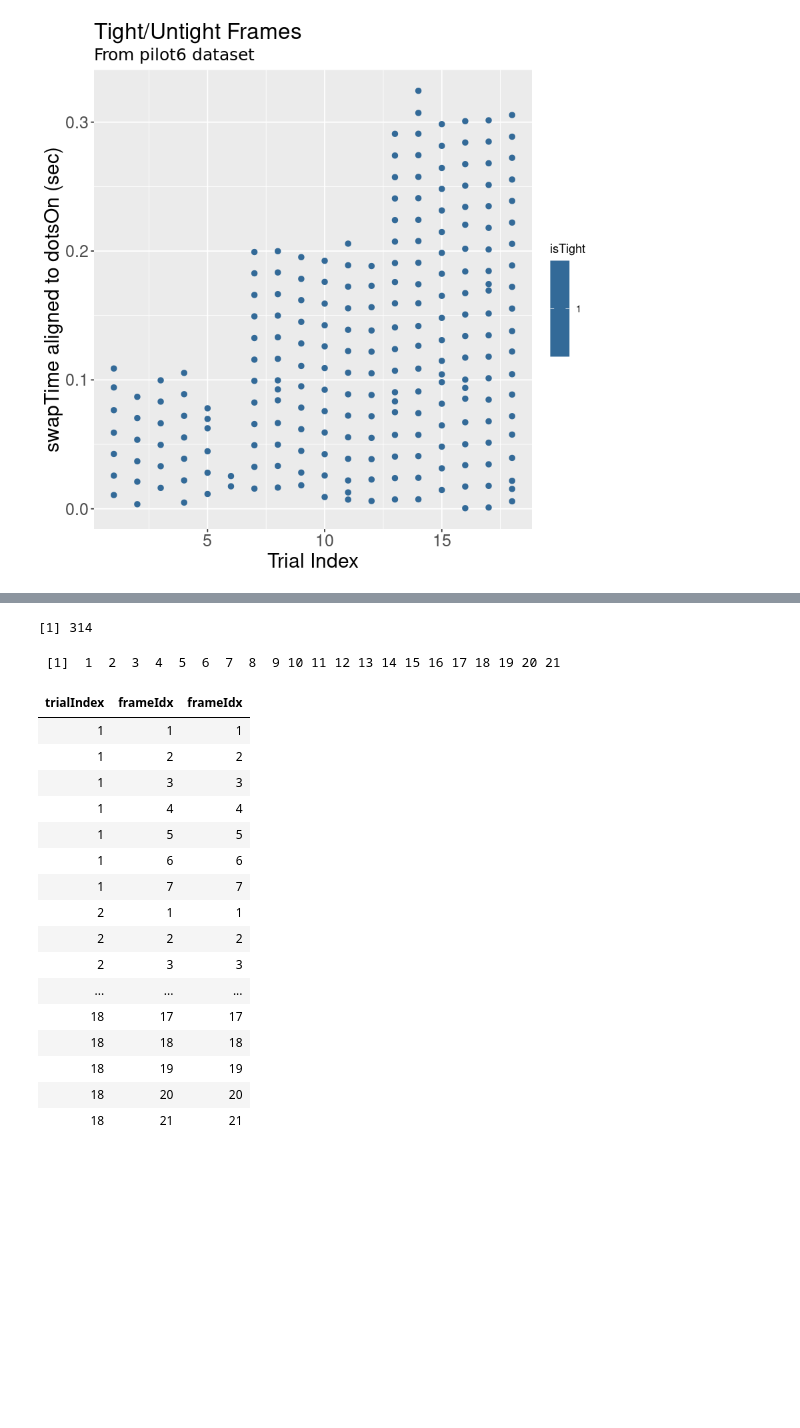
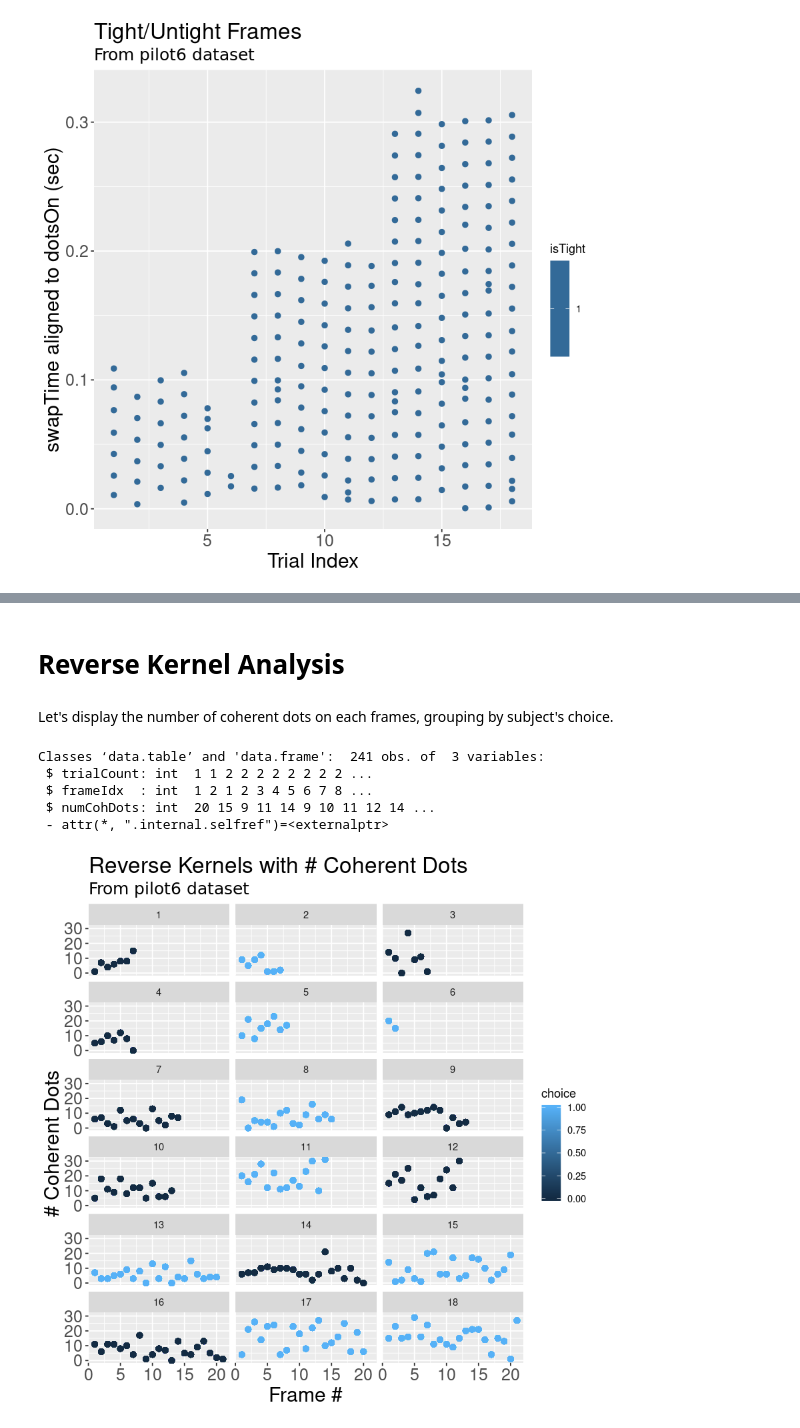
Before and after one commit to TheGoldLab/Analysis_SingleCP_DotsReversal, a Jupyter notebook: Python_scripts/pilot6.ipynb, the cells around one changed output, grey strips where cells are left out. Cells and saved outputs as stored; diff of their text form; code cells hidden in the pictures; blank space fills up the shorter version.

Commit message:
compute number of coherent dots per frame

```diff
--- a/Python_scripts/pilot6.ipynb
+++ b/Python_scripts/pilot6.ipynb
@@ -36,7 +36,7 @@ names(tb) <- c(TRIALS, FRAMES, DOTS)
 
 # add a trialCount column to the TRIALS table
 tb[[TRIALS]][,trialCount:=.I]
-# add trialIndex to the DOTS table
-tb[[DOTS]] <- tb[[DOTS]][tb[[TRIALS]][,.(trialCount, trialIndex)],on="trialCount"]
+# add all the fields from the TRIALS table to the DOTS table for Reverse Kernel analysis
+tb[[DOTS]] <- tb[[DOTS]][tb[[TRIALS]],on="trialCount"]
 str(tb[[DOTS]])
 # %% [output]
@@ -348,26 +346,39 @@ ggplot(frameTimes, aes(x=trialIndex, y=swapTime-dotsOn)) + geom_point(aes(col=is
-# %%
-length(unique(tb[[FRAMES]][,frameTotCount]))
-# %% [output]
-[1] 314
 # %%
-unique(tb[[DOTS]][,frameIdx])
-tb[[DOTS]][order(trialIndex),.(frameIdx), by=.(trialIndex, frameIdx)]
+# unique(tb[[DOTS]][,frameIdx])
+# tb[[DOTS]][order(trialIndex),.(frameIdx), by=.(trialIndex, frameIdx)]
-# %% [output]
- [1]  1  2  3  4  5  6  7  8  9 10 11 12 13 14 15 16 17 18 19 20 21
-| trialIndex | frameIdx | frameIdx |
-| 1 | 1 | 1 |
-| 1 | 2 | 2 |
-| 1 | 3 | 3 |
-| 1 | 4 | 4 |
-| 1 | 5 | 5 |
-| 1 | 6 | 6 |
-| 1 | 7 | 7 |
-| 2 | 1 | 1 |
-| 2 | 2 | 2 |
-| 2 | 3 | 3 |
-| ... | ... | ... |
-| 18 | 17 | 17 |
-| 18 | 18 | 18 |
-| 18 | 19 | 19 |
-| 18 | 20 | 20 |
-| 18 | 21 | 21 |
+# %% [markdown]
+# Reverse Kernel Analysis
+# %% [markdown]
+Let's display the number of coherent dots on each frames, grouping by subject's choice.
+# %%
+# count coherent dots on each frame
+cohDots <- tb[[DOTS]][,.(numCohDots=sum(isCoherent)),by=.(trialCount,frameIdx)]
+str(cohDots)
+# %% [output]
+Classes ‘data.table’ and 'data.frame':  241 obs. of  3 variables:
+ $ trialCount: int  1 1 2 2 2 2 2 2 2 2 ...
+ $ frameIdx  : int  1 2 1 2 3 4 5 6 7 8 ...
+ $ numCohDots: int  20 15 9 11 14 9 10 11 12 14 ...
+ - attr(*, ".internal.selfref")=<externalptr>
+# %%
+# plot
+ggplot(tb[[DOTS]][cohDots,on=c("trialCount","frameIdx")], aes(x=frameIdx, y=numCohDots)) +
+    geom_point(aes(col=choice), size=2) +
+    facet_wrap( ~ trialIndex, nrow=6) +
+#    geom_line(aes(col=Event),size=.2) +
+#    geom_hline(yintercept = frameDurations, linetype="dashed") +
+#    guides(colour = guide_legend(reverse=T)) +
+    labs(title="Reverse Kernels with # Coherent Dots",
+         subtitle=paste("From pilot",PILOT_NUMBER," dataset",sep=""),
+         y="# Coherent Dots",
+         x="Frame #") + theme(plot.title=element_text(size=20,
+                                    lineheight=1.2),  # title
+            plot.subtitle=element_text(size=15,
+                                       family="American Typewriter"),  # subtitle
+            plot.caption=element_text(size=15),  # caption
+            axis.title.x=element_text(size=AXES_LABEL_FONT),  # X axis title
+            axis.title.y=element_text(size=AXES_LABEL_FONT),  # Y axis title
+            axis.text.x=element_text(size=AXES_FONT),  # X axis text
+            axis.text.y=element_text(size=AXES_FONT))  # Y axis text
+# %% [output]
+[figure, added]
```
Also changed, not shown: parts of 6 cells of this notebook.
